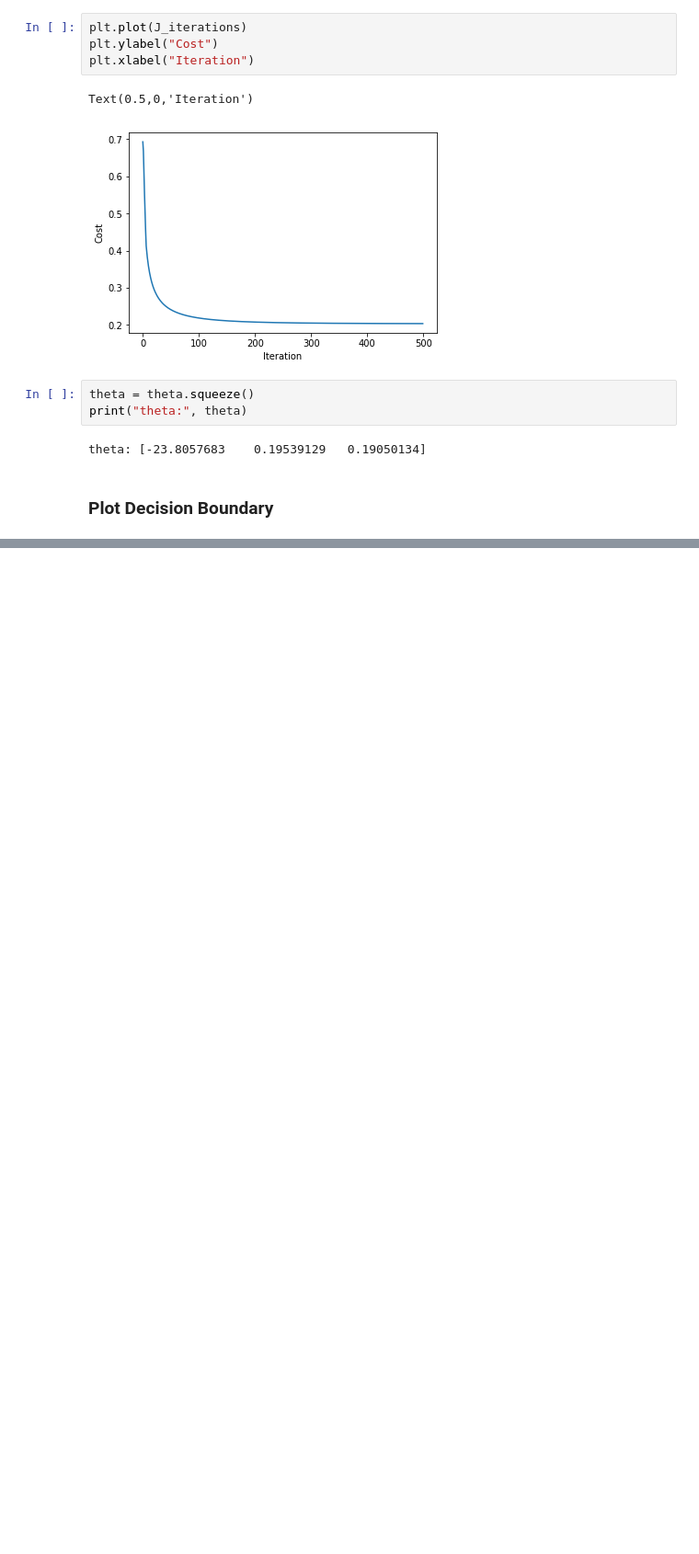
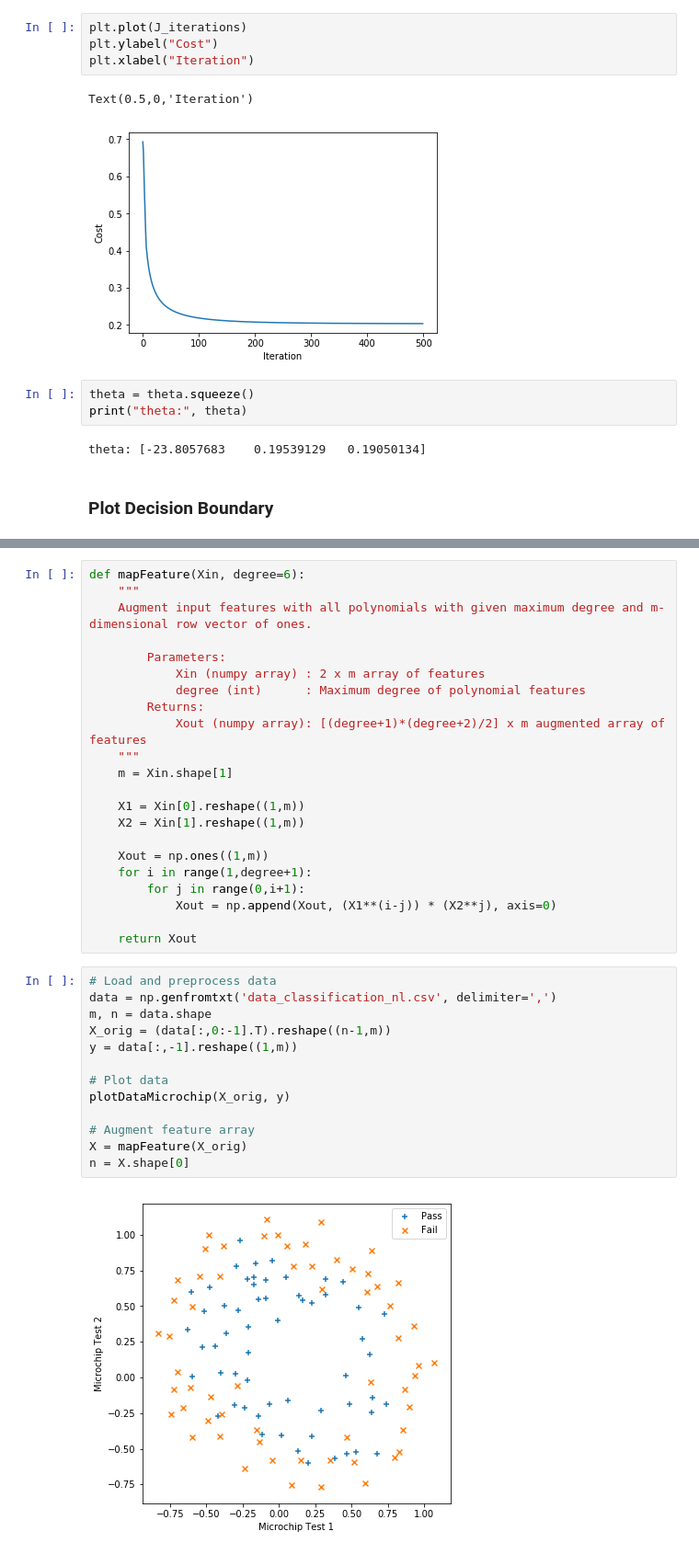
Before and after one commit to RA251995/ML-Exercises, a Jupyter notebook: Logistic Regression.ipynb, the cells around one changed output, grey strips where cells are left out. Shown: that part at 92% size. Saved outputs shown, nothing was run; the diff lists cells and outputs as text; blank space fills up the shorter version.

```diff
--- a/Logistic Regression.ipynb
+++ b/Logistic Regression.ipynb
@@ -203,0 +293,37 @@ plt.plot(x1_decision, x2_decision, 'r')
+# %%
+def mapFeature(Xin, degree=6):
+    """
+    Augment input features with all polynomials with given maximum degree and m-dimensional row vector of ones.
+
+        Parameters:
+            Xin (numpy array) : 2 x m array of features
+            degree (int)      : Maximum degree of polynomial features
+        Returns:
+            Xout (numpy array): [(degree+1)*(degree+2)/2] x m augmented array of features
+    """
+    m = Xin.shape[1]
+
+    X1 = Xin[0].reshape((1,m))
+    X2 = Xin[1].reshape((1,m))
+
+    Xout = np.ones((1,m))
+    for i in range(1,degree+1):
+        for j in range(0,i+1):
+            Xout = np.append(Xout, (X1**(i-j)) * (X2**j), axis=0)
+
+    return Xout
+# %%
+# Load and preprocess data
+data = np.genfromtxt('data_classification_nl.csv', delimiter=',')
+m, n = data.shape
+X_orig = (data[:,0:-1].T).reshape((n-1,m))
+y = data[:,-1].reshape((1,m))
+
+# Plot data
+plotDataMicrochip(X_orig, y)
+
+# Augment feature array
+X = mapFeature(X_orig)
+n = X.shape[0]
+# %% [output]
+[figure, added]
```
Also changed, not shown: parts of 21 cells of this notebook, 5 other files.
